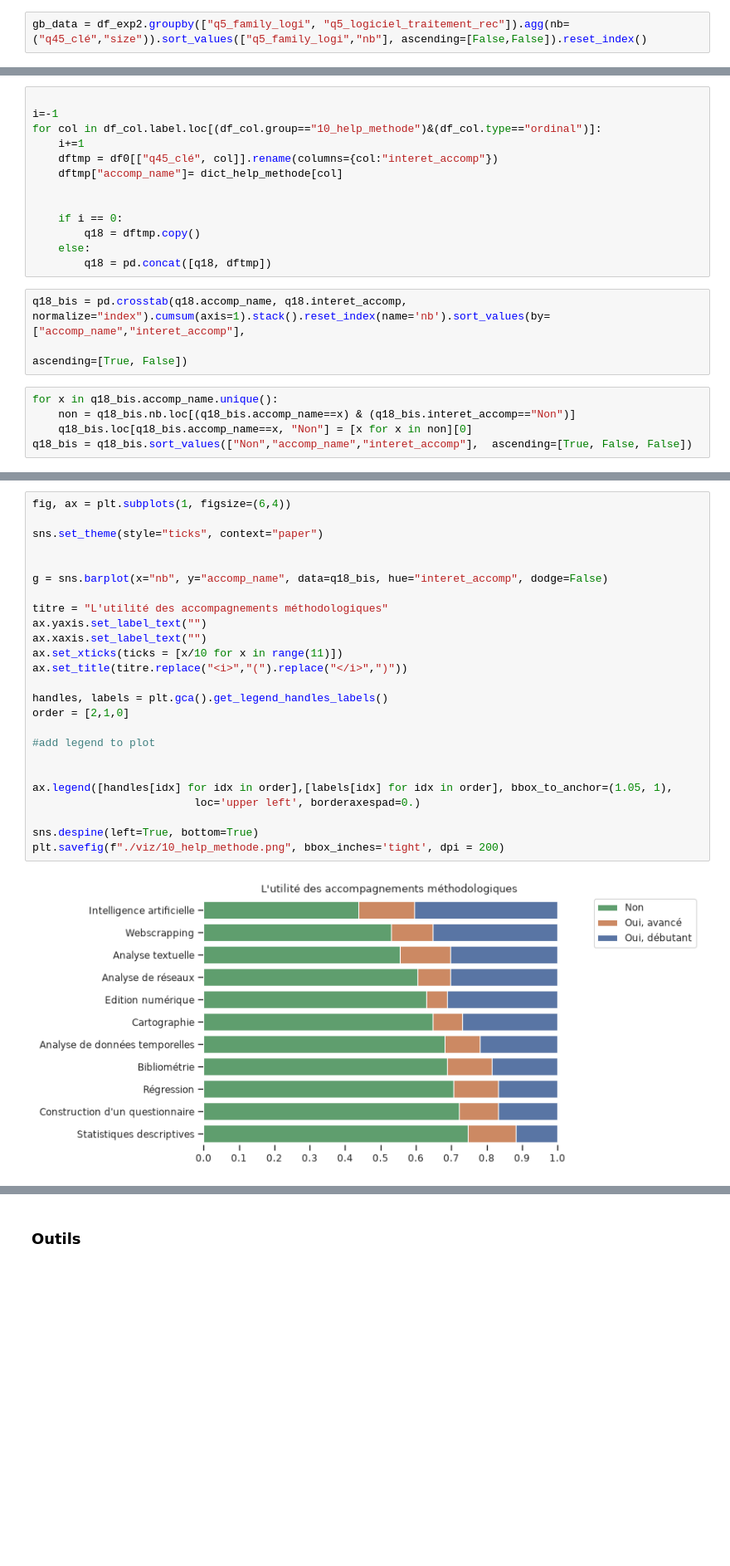
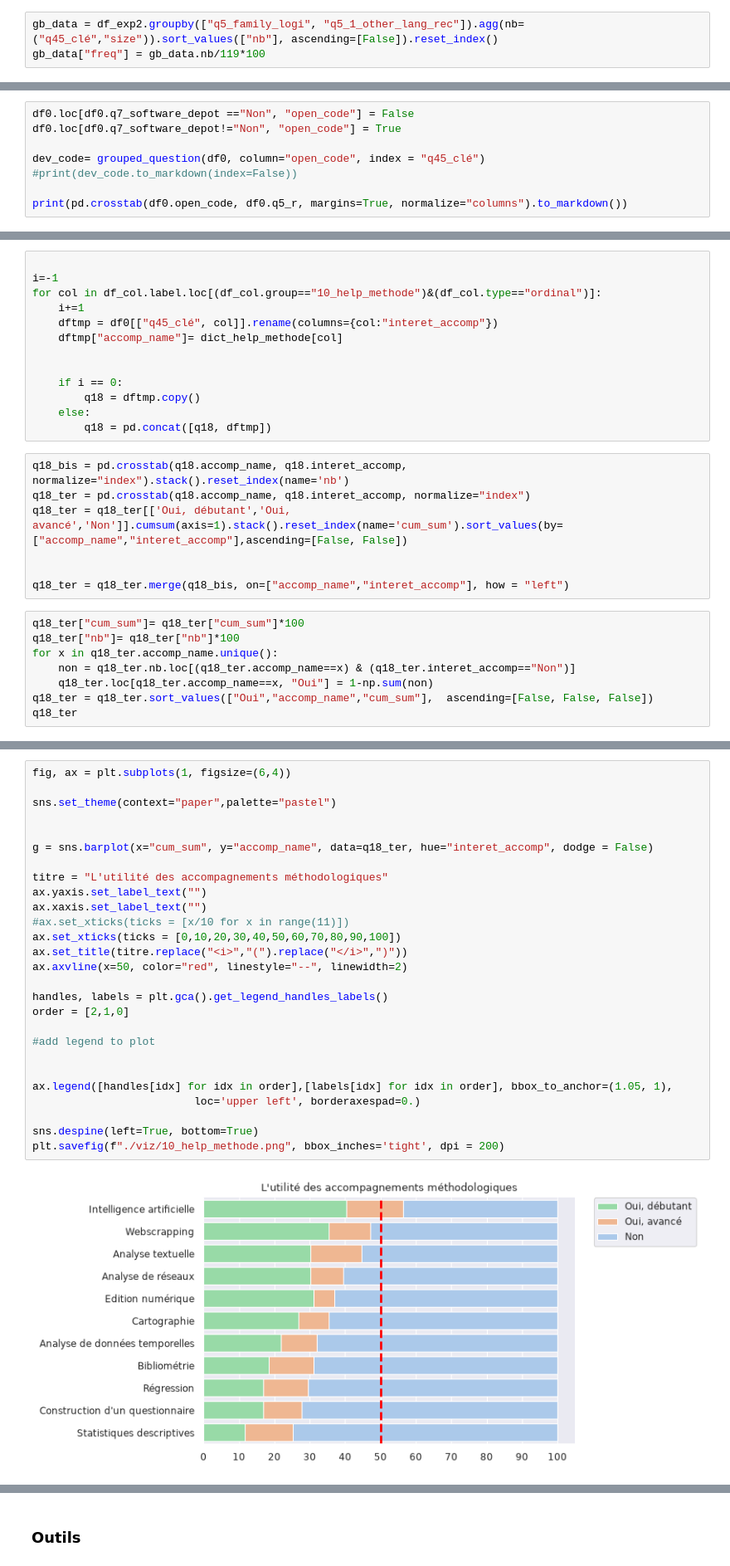
Before and after one commit to luneauaymeric/enquete_SO_p8, a Jupyter notebook: _sources/script_analyse/stat_descriptive/production_et_analyse_donnees.ipynb, the cells around one changed output, grey strips where cells are left out. Shown at 83% size. Cells and saved outputs as stored; diff of their text form; blank space fills up the shorter version.

```diff
--- a/_sources/script_analyse/stat_descriptive/production_et_analyse_donnees.ipynb
+++ b/_sources/script_analyse/stat_descriptive/production_et_analyse_donnees.ipynb
@@ -361,4 +353,5 @@ df_exp2
 # %%
-gb_data = df_exp2.groupby(["q5_family_logi", "q5_logiciel_traitement_rec"]).agg(nb=("q45_clé","size")).sort_values(["q5_family_logi","nb"], ascending=[False,False]).reset_index()
+gb_data = df_exp2.groupby(["q5_family_logi", "q5_1_other_lang_rec"]).agg(nb=("q45_clé","size")).sort_values(["nb"], ascending=[False]).reset_index()
+gb_data["freq"] = gb_data.nb/119*100
 # %%
 # Initialize the matplotlib figure
@@ -434,0 +472,8 @@ print("\n### Ouverture du code \n", sw_depot2.to_markdown())
+# %%
+df0.loc[df0.q7_software_depot =="Non", "open_code"] = False
+df0.loc[df0.q7_software_depot!="Non", "open_code"] = True
+
+dev_code= grouped_question(df0, column="open_code", index = "q45_clé")
+#print(dev_code.to_markdown(index=False))
+
+print(pd.crosstab(df0.open_code, df0.q5_r, margins=True, normalize="columns").to_markdown())
@@ -533,10 +630,17 @@ for col in df_col.label.loc[(df_col.group=="10_help_methode")&(df_col.type=="ord
     else:
         q18 = pd.concat([q18, dftmp])
 # %%
-q18_bis = pd.crosstab(q18.accomp_name, q18.interet_accomp, normalize="index").cumsum(axis=1).stack().reset_index(name='nb').sort_values(by=["accomp_name","interet_accomp"],
-                                                                                                                                     ascending=[True, False])
+q18_bis = pd.crosstab(q18.accomp_name, q18.interet_accomp, normalize="index").stack().reset_index(name='nb')
+q18_ter = pd.crosstab(q18.accomp_name, q18.interet_accomp, normalize="index")
+q18_ter = q18_ter[['Oui, débutant','Oui, avancé','Non']].cumsum(axis=1).stack().reset_index(name='cum_sum').sort_values(by=["accomp_name","interet_accomp"],ascending=[False, False])
+
+
+q18_ter = q18_ter.merge(q18_bis, on=["accomp_name","interet_accomp"], how = "left")
 # %%
-for x in q18_bis.accomp_name.unique():
-    non = q18_bis.nb.loc[(q18_bis.accomp_name==x) & (q18_bis.interet_accomp=="Non")]
-    q18_bis.loc[q18_bis.accomp_name==x, "Non"] = [x for x in non][0]
-q18_bis = q18_bis.sort_values(["Non","accomp_name","interet_accomp"],  ascending=[True, False, False])
+q18_ter["cum_sum"]= q18_ter["cum_sum"]*100
+q18_ter["nb"]= q18_ter["nb"]*100
+for x in q18_ter.accomp_name.unique():
+    non = q18_ter.nb.loc[(q18_ter.accomp_name==x) & (q18_ter.interet_accomp=="Non")]
+    q18_ter.loc[q18_ter.accomp_name==x, "Oui"] = 1-np.sum(non)
+q18_ter = q18_ter.sort_values(["Oui","accomp_name","cum_sum"],  ascending=[False, False, False])
+q18_ter
@@ -543,27 +665,29 @@ q18_bis = q18_bis.sort_values(["Non","accomp_name","interet_accomp"],  ascending
 # %%
 fig, ax = plt.subplots(1, figsize=(6,4))
 
-sns.set_theme(style="ticks", context="paper")
+sns.set_theme(context="paper",palette="pastel")
 
 
-g = sns.barplot(x="nb", y="accomp_name", data=q18_bis, hue="interet_accomp", dodge=False)
+g = sns.barplot(x="cum_sum", y="accomp_name", data=q18_ter, hue="interet_accomp", dodge = False)
 
 titre = "L'utilité des accompagnements méthodologiques"
 ax.yaxis.set_label_text("")
 ax.xaxis.set_label_text("")
-ax.set_xticks(ticks = [x/10 for x in range(11)])
+#ax.set_xticks(ticks = [x/10 for x in range(11)])
+ax.set_xticks(ticks = [0,10,20,30,40,50,60,70,80,90,100])
 ax.set_title(titre.replace("<i>","(").replace("</i>",")"))
+ax.axvline(x=50, color="red", linestyle="--", linewidth=2)
 
 handles, labels = plt.gca().get_legend_handles_labels()
 order = [2,1,0]
 
 #add legend to plot
 
 
 ax.legend([handles[idx] for idx in order],[labels[idx] for idx in order], bbox_to_anchor=(1.05, 1),
                          loc='upper left', borderaxespad=0.)
 
 sns.despine(left=True, bottom=True)
 plt.savefig(f"./viz/10_help_methode.png", bbox_inches='tight', dpi = 200)
 # %% [output]
-[figure, old version]
+[figure, new version]
```
Also changed, not shown: parts of 28 cells of this notebook, 49 other files.
